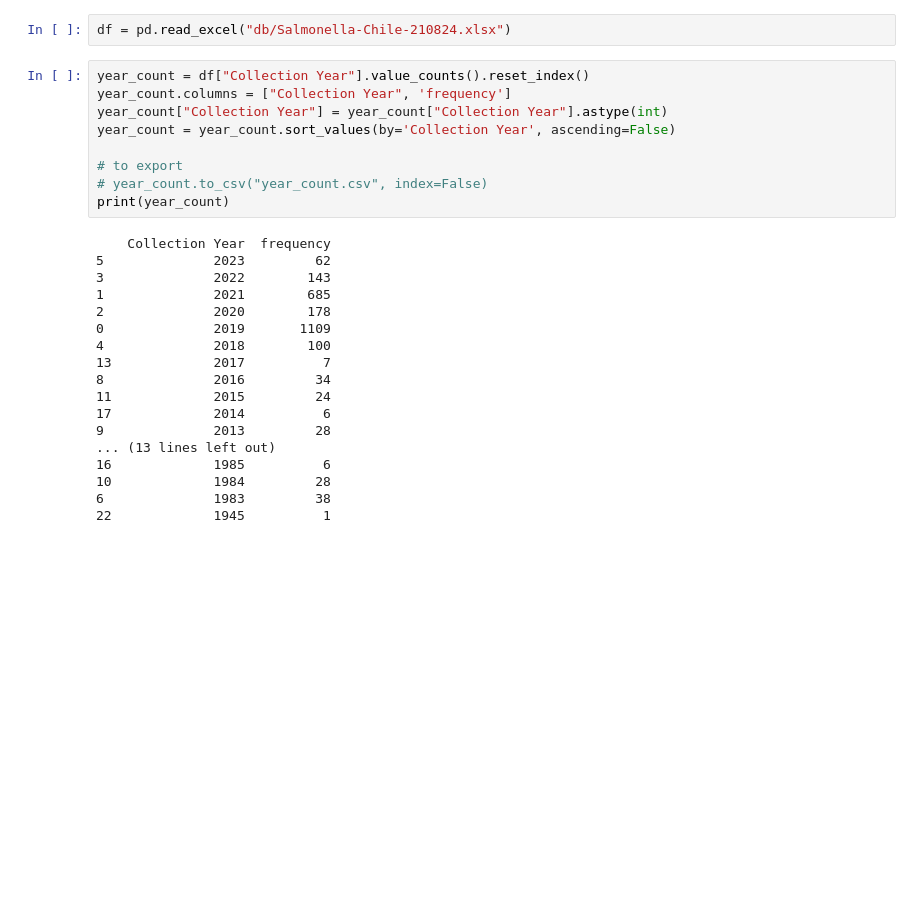
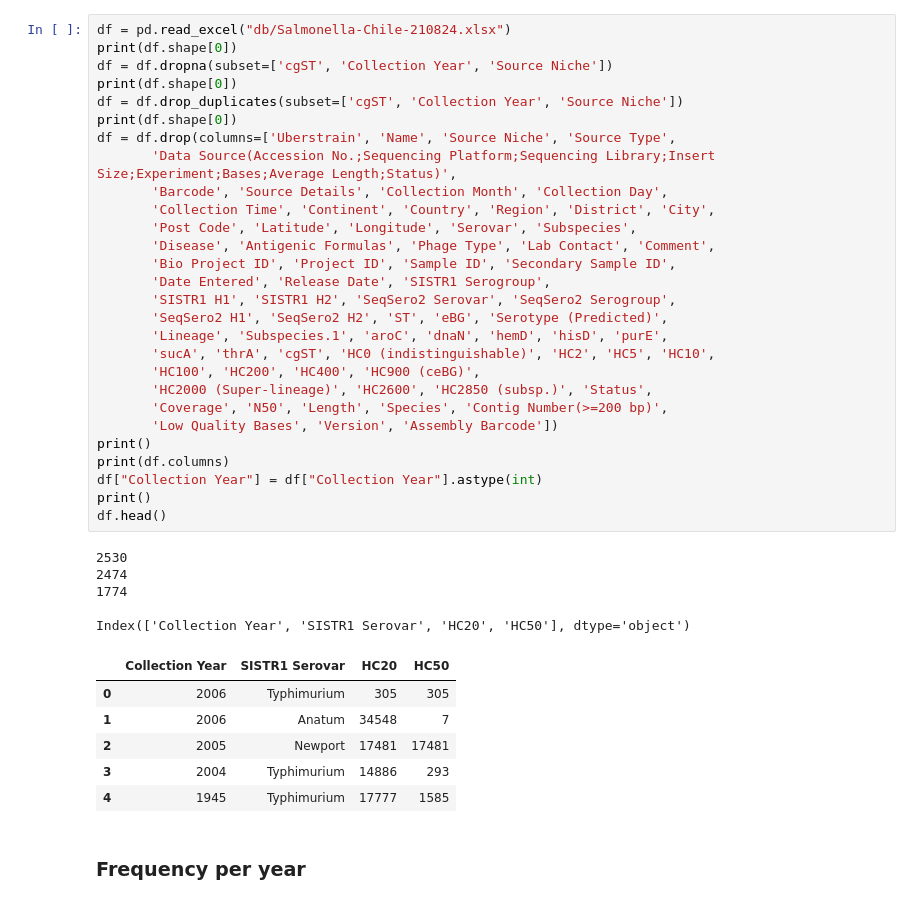
Before and after one commit to vicevalds/BIO295, a Jupyter notebook: main.ipynb, the cells around one changed output. Cells and saved outputs as stored; diff of their text form; blank space fills up the shorter version.

```diff
--- a/main.ipynb
+++ b/main.ipynb
@@ -3,29 +12,42 @@ import pandas as pd
 # %%
 df = pd.read_excel("db/Salmonella-Chile-210824.xlsx")
+print(df.shape[0])
+df = df.dropna(subset=['cgST', 'Collection Year', 'Source Niche'])
+print(df.shape[0])
+df = df.drop_duplicates(subset=['cgST', 'Collection Year', 'Source Niche'])
+print(df.shape[0])
+df = df.drop(columns=['Uberstrain', 'Name', 'Source Niche', 'Source Type',
+       'Data Source(Accession No.;Sequencing Platform;Sequencing Library;Insert Size;Experiment;Bases;Average Length;Status)',
+       'Barcode', 'Source Details', 'Collection Month', 'Collection Day',
+       'Collection Time', 'Continent', 'Country', 'Region', 'District', 'City',
+       'Post Code', 'Latitude', 'Longitude', 'Serovar', 'Subspecies',
+       'Disease', 'Antigenic Formulas', 'Phage Type', 'Lab Contact', 'Comment',
+       'Bio Project ID', 'Project ID', 'Sample ID', 'Secondary Sample ID',
+       'Date Entered', 'Release Date', 'SISTR1 Serogroup',
+       'SISTR1 H1', 'SISTR1 H2', 'SeqSero2 Serovar', 'SeqSero2 Serogroup',
+       'SeqSero2 H1', 'SeqSero2 H2', 'ST', 'eBG', 'Serotype (Predicted)',
+       'Lineage', 'Subspecies.1', 'aroC', 'dnaN', 'hemD', 'hisD', 'purE',
+       'sucA', 'thrA', 'cgST', 'HC0 (indistinguishable)', 'HC2', 'HC5', 'HC10',
+       'HC100', 'HC200', 'HC400', 'HC900 (ceBG)',
+       'HC2000 (Super-lineage)', 'HC2600', 'HC2850 (subsp.)', 'Status',
+       'Coverage', 'N50', 'Length', 'Species', 'Contig Number(>=200 bp)',
+       'Low Quality Bases', 'Version', 'Assembly Barcode'])
+print()
+print(df.columns)
+df["Collection Year"] = df["Collection Year"].astype(int)
+print()
+df.head()
+# %% [output]
+2530
+2474
+1774
+
+Index(['Collection Year', 'SISTR1 Serovar', 'HC20', 'HC50'], dtype='object')
+|  | Collection Year | SISTR1 Serovar | HC20 | HC50 |
+| 0 | 2006 | Typhimurium | 305 | 305 |
+| 1 | 2006 | Anatum | 34548 | 7 |
+| 2 | 2005 | Newport | 17481 | 17481 |
+| 3 | 2004 | Typhimurium | 14886 | 293 |
+| 4 | 1945 | Typhimurium | 17777 | 1585 |
-# %%
-year_count = df["Collection Year"].value_counts().reset_index()
-year_count.columns = ["Collection Year", 'frequency']
-year_count["Collection Year"] = year_count["Collection Year"].astype(int)
-year_count = year_count.sort_values(by='Collection Year', ascending=False)
-
-# to export
-# year_count.to_csv("year_count.csv", index=False)
-print(year_count)
-# %% [output]
-    Collection Year  frequency
-5              2023         62
-3              2022        143
-1              2021        685
-2              2020        178
-0              2019       1109
-4              2018        100
-13             2017          7
-8              2016         34
-11             2015         24
-17             2014          6
-9              2013         28
-... (13 lines left out)
-16             1985          6
-10             1984         28
-6              1983         38
-22             1945          1
+# %% [markdown]
+### Frequency per year
```
Also changed, not shown: parts of 17 cells of this notebook.
